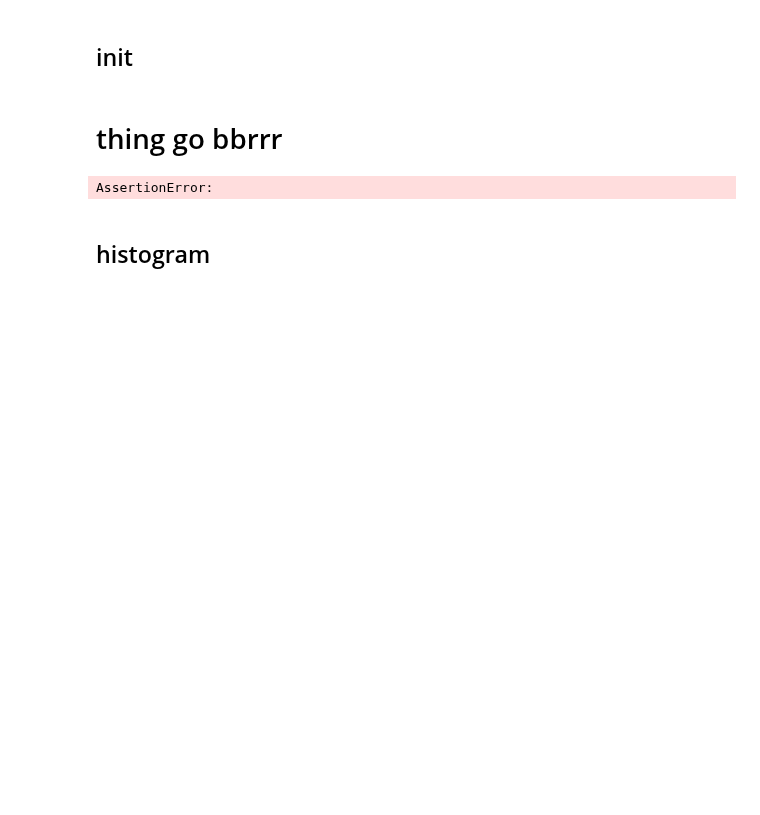
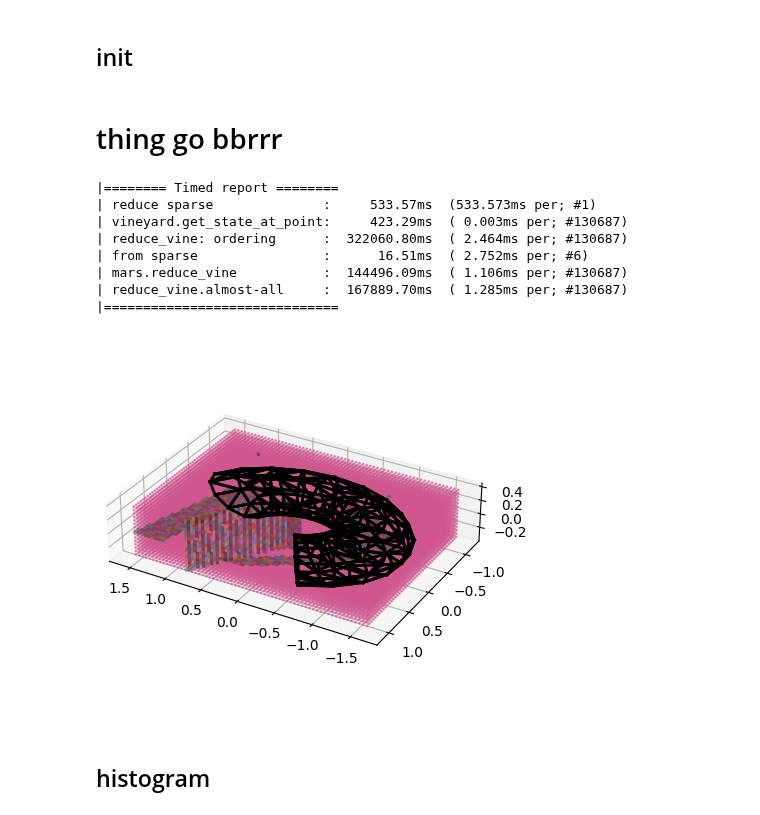
Before and after one commit to medial-ax/medial-ax, a Jupyter notebook: makethings.ipynb, the cells around one changed output. Saved outputs shown, nothing was run; the diff lists cells and outputs as text; code cells hidden in the pictures; blank space fills up the shorter version.

```diff
--- a/makethings.ipynb
+++ b/makethings.ipynb
@@ -63,7 +63,7 @@ def export_obj(ex: ex.Example, complex: cplx.complex, faces: List[np.ndarray]):
 # %% [markdown]
 # thing go bbrrr
 # %%
-example = ex.maze
+example = ex.maybepipe
 
 
 ###################
@@ -92,34 +92,42 @@ class vineyard2(vin.vineyard):
     super().on_faustian(s1, s2, old_state.point, new_state.point)
     if s1.dim() == example.medial_axis:
       c1 = gridd.cell_of(old_state.point)
       c2 = gridd.cell_of(new_state.point)
       faces.append(gridd.dual_face(c1, c2))
 
 v = vineyard2(our_complex)
 
 n_edges = gridd.number_of_grid_edges()
 visit_count = 0
 def visit(new_cell: Tuple[int,int,int], old_cell: Tuple[int,int,int]):
   global visit_count
   visit_count += 1
   perf = visit_count / n_edges * 100
   print(f'visiting {visit_count}/{n_edges} ({perf:.1f}%)\r', end='')
   if old_cell is None:
     center_point = gridd.coordinate(new_cell)
     v.reduce(center_point)
   else:
     old_point = gridd.coordinate(old_cell)
     old_state = v.get_state_at_point(old_point)
     new_point = gridd.coordinate(new_cell)
     v.reduce_vine(old_state, new_point)
 
 gridd.flood_fill_visit(gridd.center_index(), visit)
 utils.Timed.report()
 
 ourplot.plot_vineyard_results(our_complex, gridd, faces, CameraOpt(azim=120, elev=30))
 export_obj(example, our_complex, faces)
 # %% [output]
-AssertionError:
+|======== Timed report ========
+| reduce sparse              :     533.57ms  (533.573ms per; #1)
+| vineyard.get_state_at_point:     423.29ms  ( 0.003ms per; #130687)
+| reduce_vine: ordering      :  322060.80ms  ( 2.464ms per; #130687)
+| from sparse                :      16.51ms  ( 2.752ms per; #6)
+| mars.reduce_vine           :  144496.09ms  ( 1.106ms per; #130687)
+| reduce_vine.almost-all     :  167889.70ms  ( 1.285ms per; #130687)
+|==============================
+[figure, added]
 # %% [markdown]
 ## histogram
 # %%
```
Also changed, not shown: parts of 1 cell of this notebook, 5 other files.
